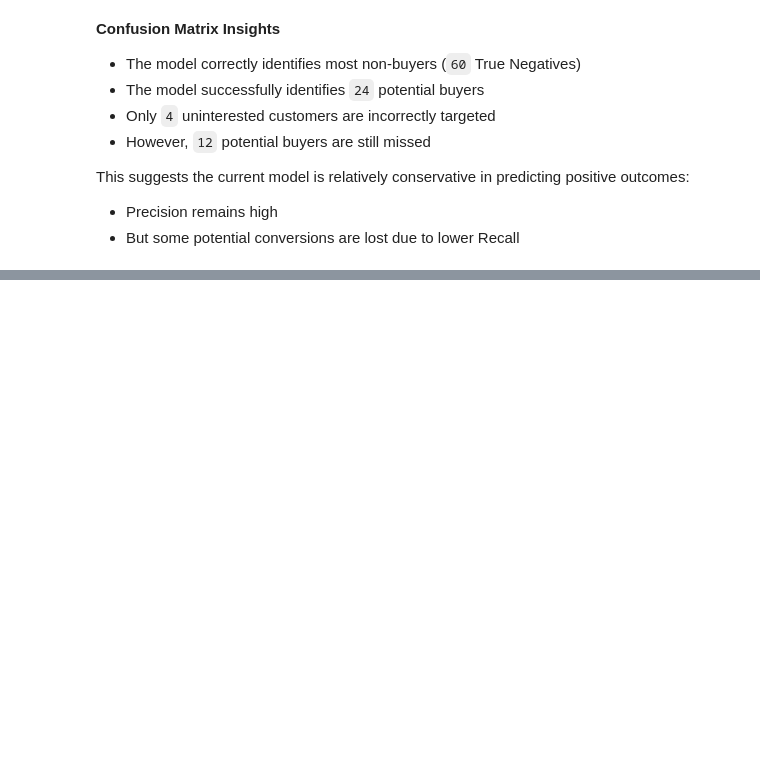
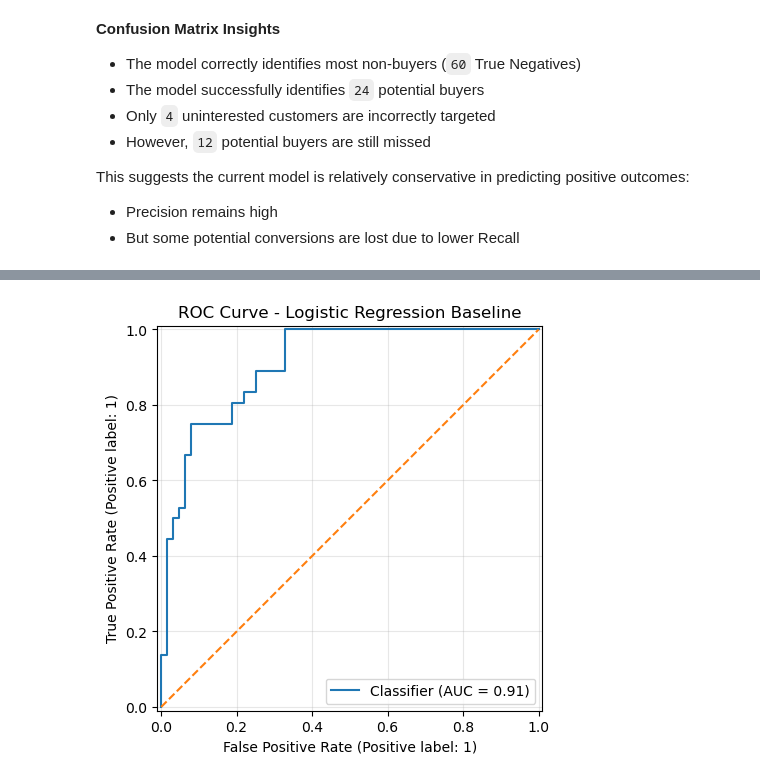
Before and after one commit to AmishaTiwari/ml-model-playbook, a Jupyter notebook: evaluation_metrics/evaluation_metrics.ipynb, the cells around one changed output, grey strips where cells are left out. Saved outputs shown, nothing was run; the diff lists cells and outputs as text; code cells hidden in the pictures; blank space fills up the shorter version.

```diff
--- a/evaluation_metrics/evaluation_metrics.ipynb
+++ b/evaluation_metrics/evaluation_metrics.ipynb
@@ -229,0 +271,16 @@ This suggests the current model is relatively conservative in predicting positiv
+# %%
+# Plot ROC Curve
+fig, ax = plt.subplots(figsize=(5, 5))
+
+RocCurveDisplay.from_predictions(
+    y_test,
+    y_prob,
+    ax=ax
+)
+ax.set_title("ROC Curve - Logistic Regression Baseline")
+ax.plot([0, 1], [0, 1], linestyle="--")
+ax.grid(alpha=0.3)
+
+plt.show()
+# %% [output]
+[figure, added]
```
Also changed, not shown: parts of 19 cells of this notebook.
